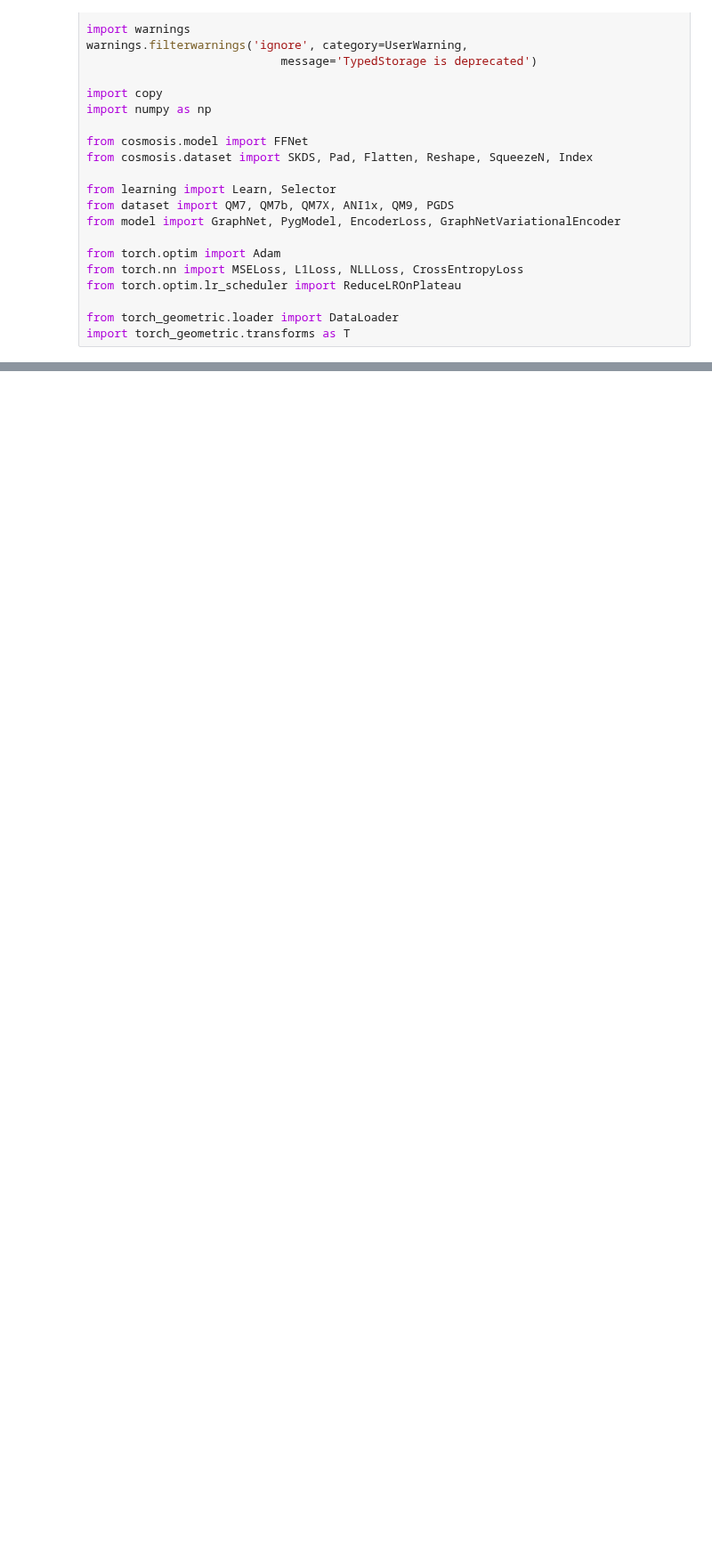
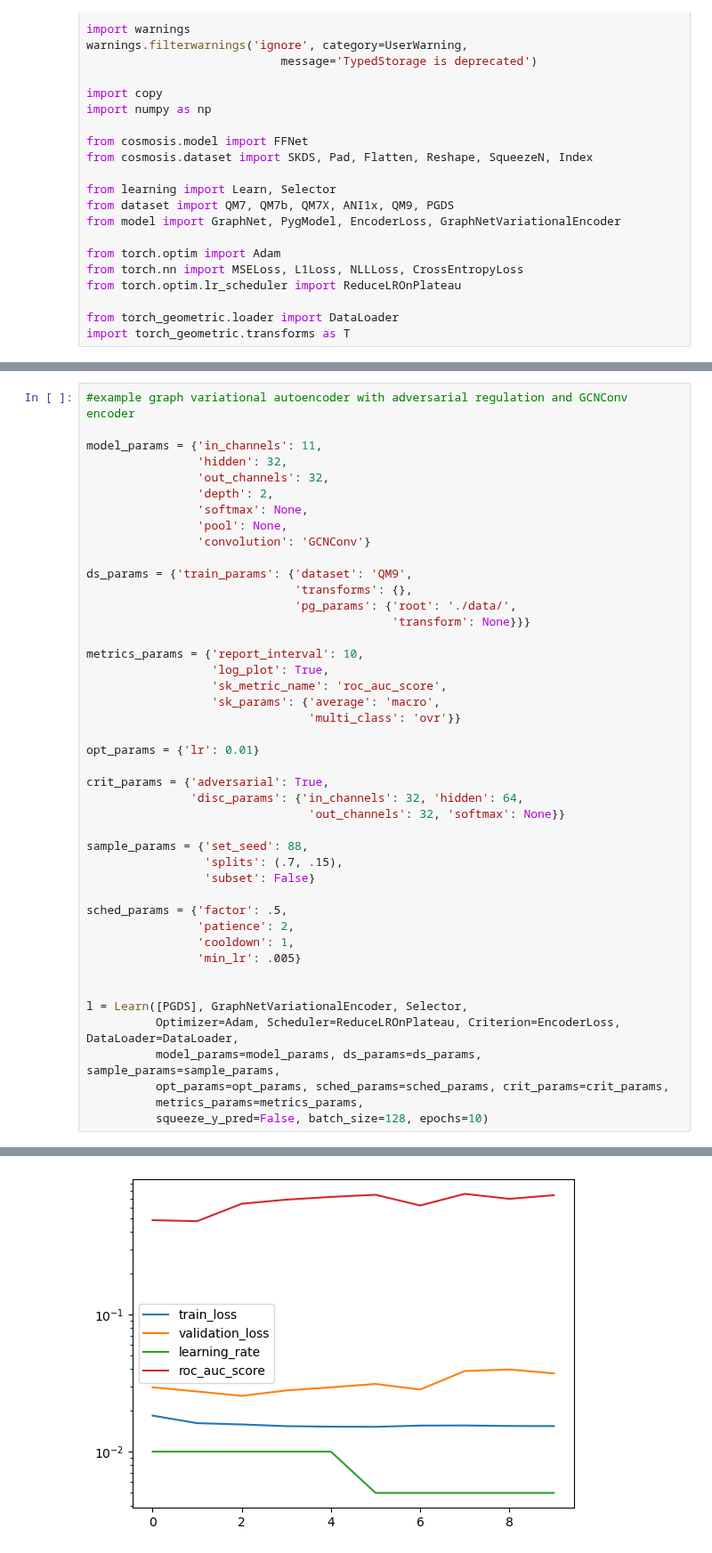
Before and after one commit to icanswim/qchem, a Jupyter notebook: experiment.ipynb, the cells around one changed output, grey strips where cells are left out. Shown at 89% size. Saved outputs shown, nothing was run; the diff lists cells and outputs as text; blank space fills up the shorter version.

```diff
--- a/experiment.ipynb
+++ b/experiment.ipynb
@@ -255,0 +339,45 @@ sklearn train metric: 0.6289494305121167, sklearn validation metric: 0.542528472
+# %%
+#example graph variational autoencoder with adversarial regulation and GCNConv encoder
+
+model_params = {'in_channels': 11,
+                'hidden': 32,
+                'out_channels': 32,
+                'depth': 2,
+                'softmax': None,
+                'pool': None,
+                'convolution': 'GCNConv'}
+
+ds_params = {'train_params': {'dataset': 'QM9',
+                              'transforms': {},
+                              'pg_params': {'root': './data/',
+                                            'transform': None}}}
+
+metrics_params = {'report_interval': 10,
+                  'log_plot': True,
+                  'sk_metric_name': 'roc_auc_score',
+                  'sk_params': {'average': 'macro',
+                                'multi_class': 'ovr'}}
+
+opt_params = {'lr': 0.01}
+
+crit_params = {'adversarial': True,
+               'disc_params': {'in_channels': 32, 'hidden': 64,
+                                'out_channels': 32, 'softmax': None}}
+
+sample_params = {'set_seed': 88,
+                 'splits': (.7, .15),
+                 'subset': False}
+
+sched_params = {'factor': .5,
+                'patience': 2,
+                'cooldown': 1,
+                'min_lr': .005}
+
+
+l = Learn([PGDS], GraphNetVariationalEncoder, Selector,
+          Optimizer=Adam, Scheduler=ReduceLROnPlateau, Criterion=EncoderLoss, DataLoader=DataLoader,
+          model_params=model_params, ds_params=ds_params, sample_params=sample_params,
+          opt_params=opt_params, sched_params=sched_params, crit_params=crit_params,
+          metrics_params=metrics_params,
+          squeeze_y_pred=False, batch_size=128, epochs=10)
+# %% [output]
@@ -256,3 +401,4 @@ sklearn train metric: 0.6289494305121167, sklearn validation metric: 0.542528472
+[figure, added]
 # %%
 #example cosmosis/qchem PyG dataset wrapper with Data object output with
 #custom transforms and sklearn metrics and custom PyG model
```
Also changed, not shown: parts of 15 cells of this notebook, 1 other file.
